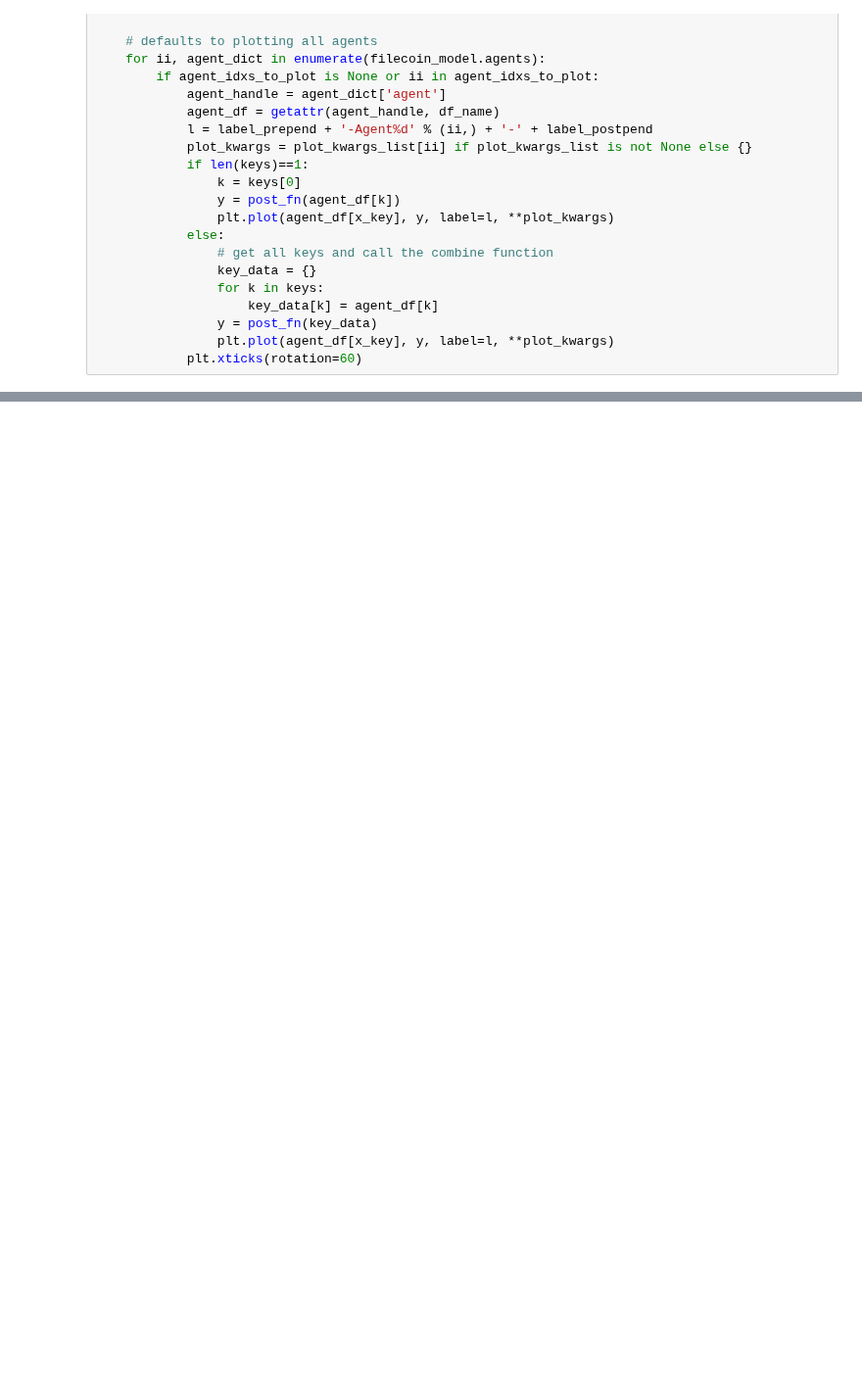
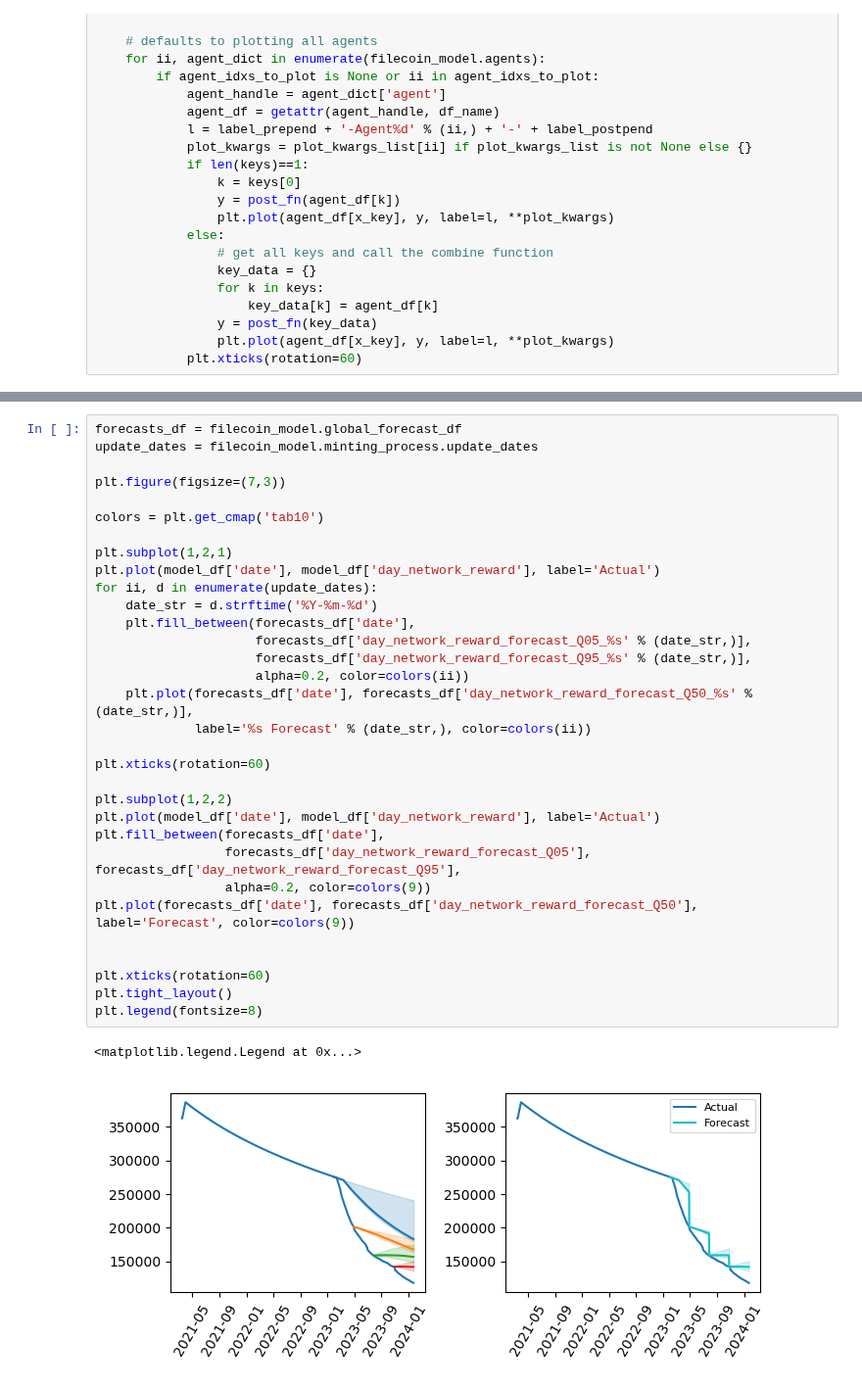
Before and after one commit to protocol/filecoin-agent-twin, a Jupyter notebook: notebooks/run_greedy_agents.ipynb, the cells around one changed output, grey strips where cells are left out. Shown at 98% size. Saved outputs shown, nothing was run; the diff lists cells and outputs as text; blank space fills up the shorter version.

```diff
--- a/notebooks/run_greedy_agents.ipynb
+++ b/notebooks/run_greedy_agents.ipynb
@@ -241,0 +258,35 @@ plt.show()
+# %%
+forecasts_df = filecoin_model.global_forecast_df
+update_dates = filecoin_model.minting_process.update_dates
+
+plt.figure(figsize=(7,3))
+
+colors = plt.get_cmap('tab10')
+
+plt.subplot(1,2,1)
+plt.plot(model_df['date'], model_df['day_network_reward'], label='Actual')
+for ii, d in enumerate(update_dates):
+    date_str = d.strftime('%Y-%m-%d')
+    plt.fill_between(forecasts_df['date'],
+                     forecasts_df['day_network_reward_forecast_Q05_%s' % (date_str,)],
+                     forecasts_df['day_network_reward_forecast_Q95_%s' % (date_str,)],
+                     alpha=0.2, color=colors(ii))
+    plt.plot(forecasts_df['date'], forecasts_df['day_network_reward_forecast_Q50_%s' % (date_str,)],
+             label='%s Forecast' % (date_str,), color=colors(ii))
+
+plt.xticks(rotation=60)
+
+plt.subplot(1,2,2)
+plt.plot(model_df['date'], model_df['day_network_reward'], label='Actual')
+plt.fill_between(forecasts_df['date'],
+                 forecasts_df['day_network_reward_forecast_Q05'], forecasts_df['day_network_reward_forecast_Q95'],
+                 alpha=0.2, color=colors(9))
+plt.plot(forecasts_df['date'], forecasts_df['day_network_reward_forecast_Q50'], label='Forecast', color=colors(9))
+
+
+plt.xticks(rotation=60)
+plt.tight_layout()
+plt.legend(fontsize=8)
+# %% [output]
+<matplotlib.legend.Legend at 0x...>
+[figure, added]
```
Also changed, not shown: parts of 6 cells of this notebook, 3 other files.
